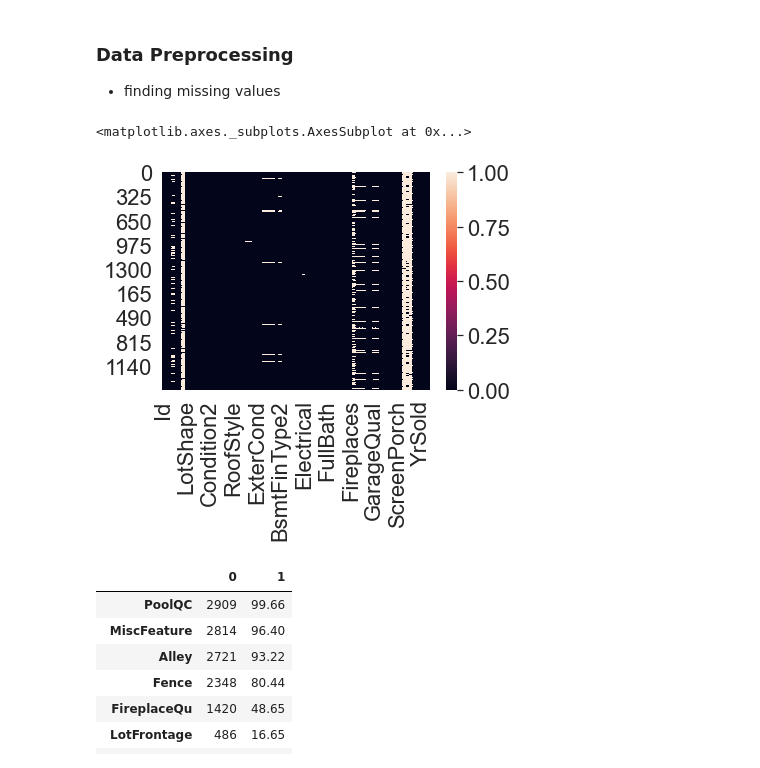
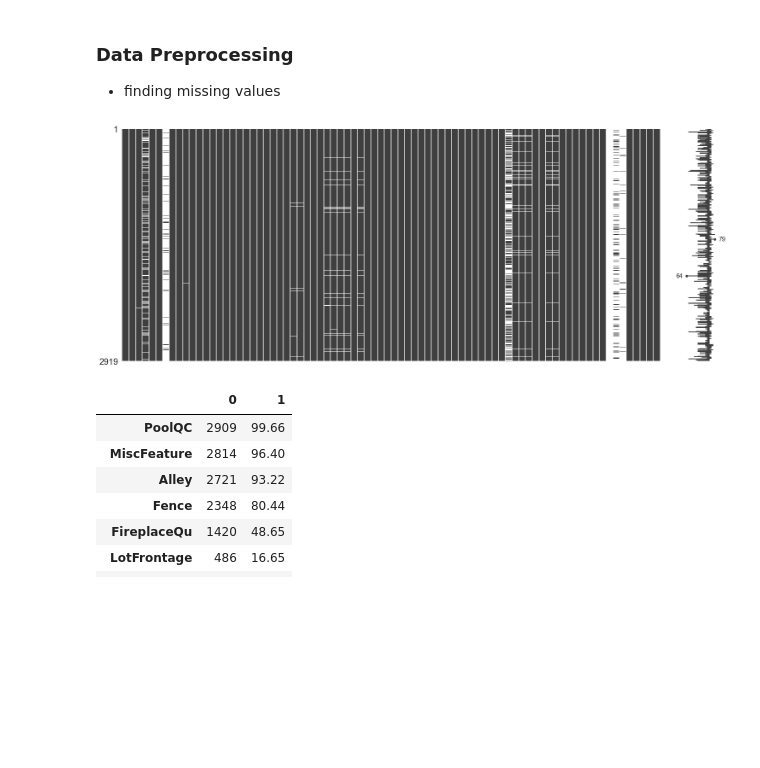
Before and after one commit to VikasNagare12/house-price-prediction, a Jupyter notebook: HousePricePrediction.ipynb, the cells around one changed output. Drawn from its saved outputs; the diff is of its cells as text; code cells hidden in the pictures; blank space fills up the shorter version.

```diff
--- a/HousePricePrediction.ipynb
+++ b/HousePricePrediction.ipynb
@@ -73,10 +72,10 @@ all_data_df.describe()
 - finding missing values
 # %%
 #null values with the help of heatmap
-sns.heatmap(all_data_df.isnull())
+#sns.heatmap(all_data_df.isnull())
+msno.matrix(all_data_df);
 # %% [output]
-<matplotlib.axes._subplots.AxesSubplot at 0x...>
-[figure, old version]
+[figure, new version]
 # %%
 #missing values with count and percentage
 count=all_data_df.isnull().sum().sort_values(ascending=False)[
```
Also changed, not shown: parts of 5 cells of this notebook.
